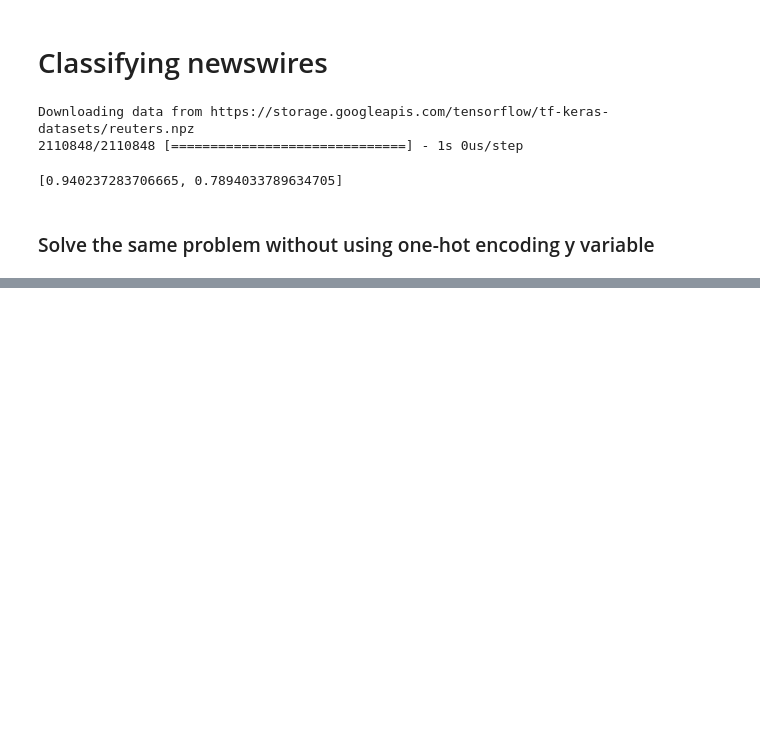
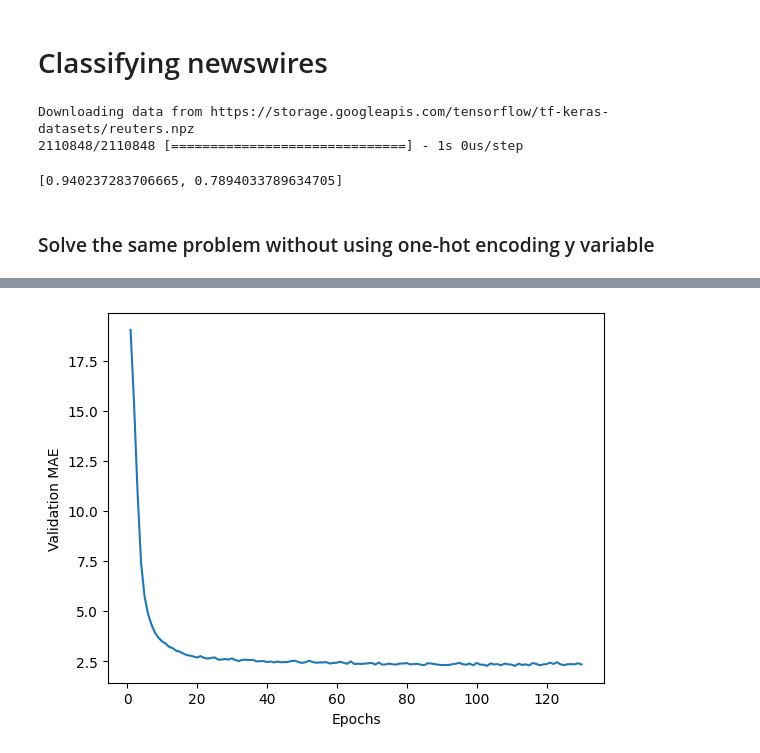
Before and after one commit to gilsu200/DL_study, a Jupyter notebook: Untitled8.ipynb, the cells around one changed output, grey strips where cells are left out. Drawn from its saved outputs; the diff is of its cells as text; code cells hidden in the pictures; blank space fills up the shorter version.

```diff
--- a/Untitled8.ipynb
+++ b/Untitled8.ipynb
@@ -377,0 +492,8 @@ model.compile(optimizer="rmsprop",
+# %%
+import matplotlib.pyplot as plt
+plt.plot(range(1, len(average_mae_history) + 1), average_mae_history)
+plt.xlabel("Epochs")
+plt.ylabel("Validation MAE")
+plt.show()
+# %% [output]
+[figure, added]
```
Also changed, not shown: parts of 18 cells of this notebook.
